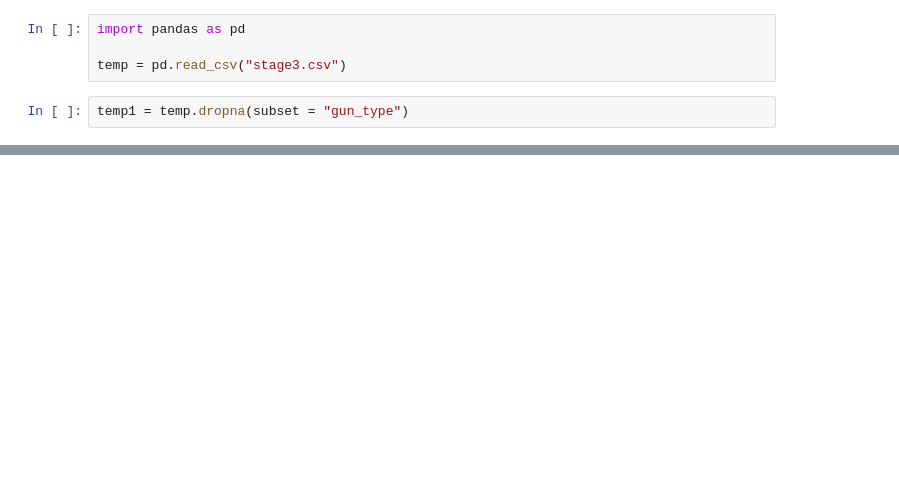
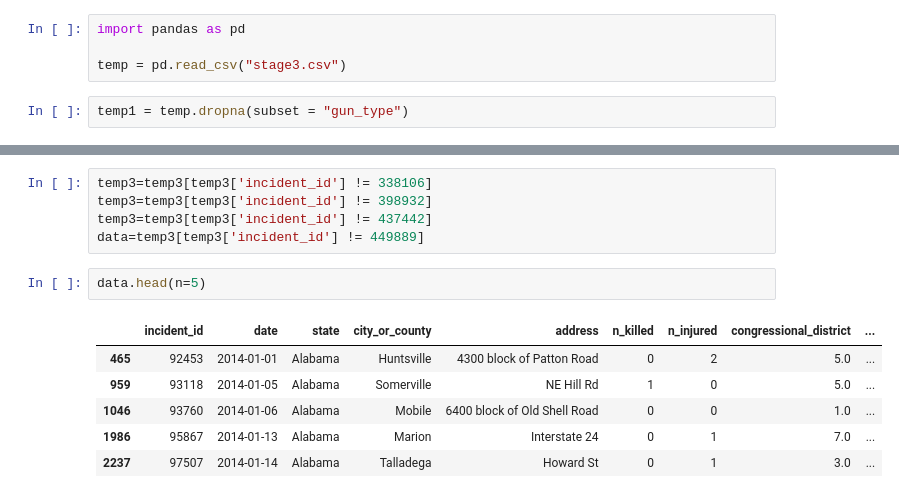
Before and after one commit to TeresaV2015/Mass-Shootings, a Jupyter notebook: Project-Gun.ipynb, the cells around one changed output, grey strips where cells are left out. Drawn from its saved outputs; the diff is of its cells as text; blank space fills up the shorter version.

```diff
--- a/Project-Gun.ipynb
+++ b/Project-Gun.ipynb
@@ -47,0 +15,14 @@ temp1
+# %%
+temp3=temp3[temp3['incident_id'] != 338106]
+temp3=temp3[temp3['incident_id'] != 398932]
+temp3=temp3[temp3['incident_id'] != 437442]
+data=temp3[temp3['incident_id'] != 449889]
+# %%
+data.head(n=5)
+# %% [output]
+|  | incident_id | date | state | city_or_county | address | n_killed | n_injured | congressional_district | ... |
+| 465 | 92453 | 2014-01-01 | Alabama | Huntsville | 4300 block of Patton Road | 0 | 2 | 5.0 | ... |
+| 959 | 93118 | 2014-01-05 | Alabama | Somerville | NE Hill Rd | 1 | 0 | 5.0 | ... |
+| 1046 | 93760 | 2014-01-06 | Alabama | Mobile | 6400 block of Old Shell Road | 0 | 0 | 1.0 | ... |
+| 1986 | 95867 | 2014-01-13 | Alabama | Marion | Interstate 24 | 0 | 1 | 7.0 | ... |
+| 2237 | 97507 | 2014-01-14 | Alabama | Talladega | Howard St | 0 | 1 | 3.0 | ... |
```
Also changed, not shown: parts of 9 cells of this notebook.
